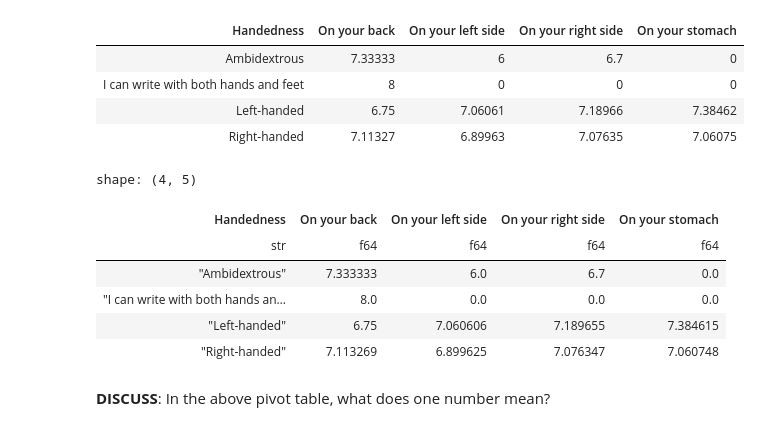
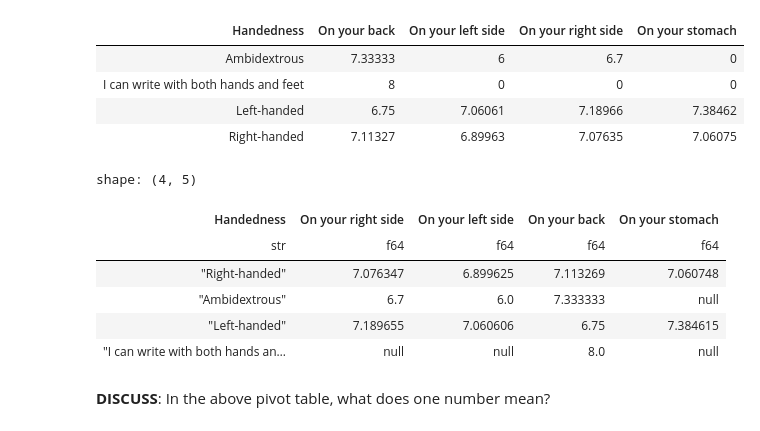
Before and after one commit to dubois-ctds/data8-demo, a Jupyter notebook: lec12/lec12_with_outputs.ipynb, the cells around one changed output. Drawn from its saved outputs; the diff is of its cells as text; code cells hidden in the pictures.

```diff
--- a/lec12/lec12_with_outputs.ipynb
+++ b/lec12/lec12_with_outputs.ipynb
@@ -256,17 +247,18 @@ survey.pivot('Sleep Position',
 | Right-handed | 7.11327 | 6.89963 | 7.07635 | 7.06075 |
 # %%
 # polars
-sleep_hours_by_hand_pl = survey_pl.pivot('Sleep Position', index='Handedness', values='Sleep Hours', aggregate_function='mean')
-value_cols = sorted(col for col in sleep_hours_by_hand_pl.columns if col != 'Handedness')
-sleep_hours_by_hand_pl.select('Handedness', *value_cols).sort('Handedness').fill_null(0)
+survey_pl.pivot('Sleep Position',
+                index='Handedness',
+                values='Sleep Hours',
+                aggregate_function='mean')
 # %% [output]
 shape: (4, 5)
-| Handedness | On your back | On your left side | On your right side | On your stomach |
+| Handedness | On your right side | On your left side | On your back | On your stomach |
 | str | f64 | f64 | f64 | f64 |
-| "Ambidextrous" | 7.333333 | 6.0 | 6.7 | 0.0 |
-| "I can write with both hands an… | 8.0 | 0.0 | 0.0 | 0.0 |
-| "Left-handed" | 6.75 | 7.060606 | 7.189655 | 7.384615 |
-| "Right-handed" | 7.113269 | 6.899625 | 7.076347 | 7.060748 |
+| "Right-handed" | 7.076347 | 6.899625 | 7.113269 | 7.060748 |
+| "Ambidextrous" | 6.7 | 6.0 | 7.333333 | null |
+| "Left-handed" | 7.189655 | 7.060606 | 6.75 | 7.384615 |
+| "I can write with both hands an… | null | null | 8.0 | null |
 # %% [markdown]
 **DISCUSS**: In the above pivot table, what does one number mean?
 # %% [markdown]
```
Also changed, not shown: parts of 18 cells of this notebook, 1 other file.
